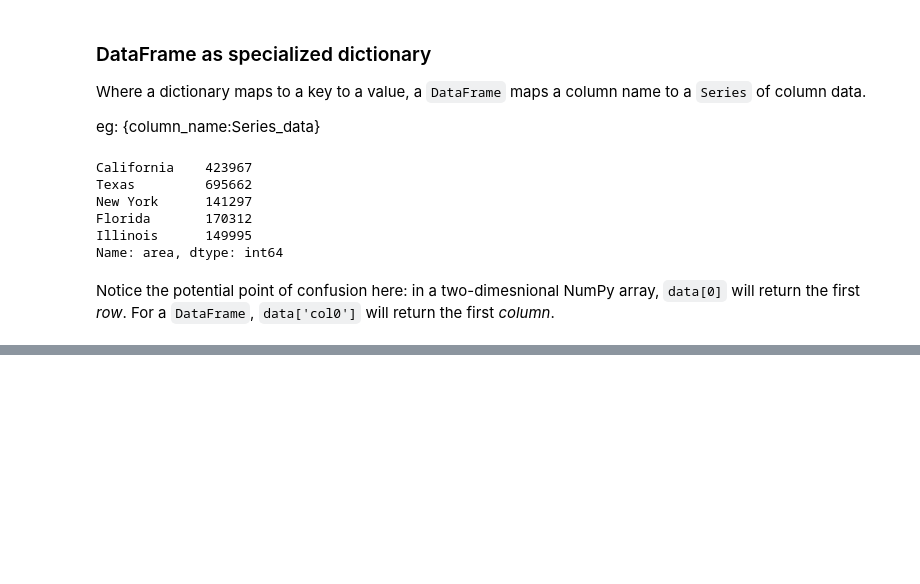
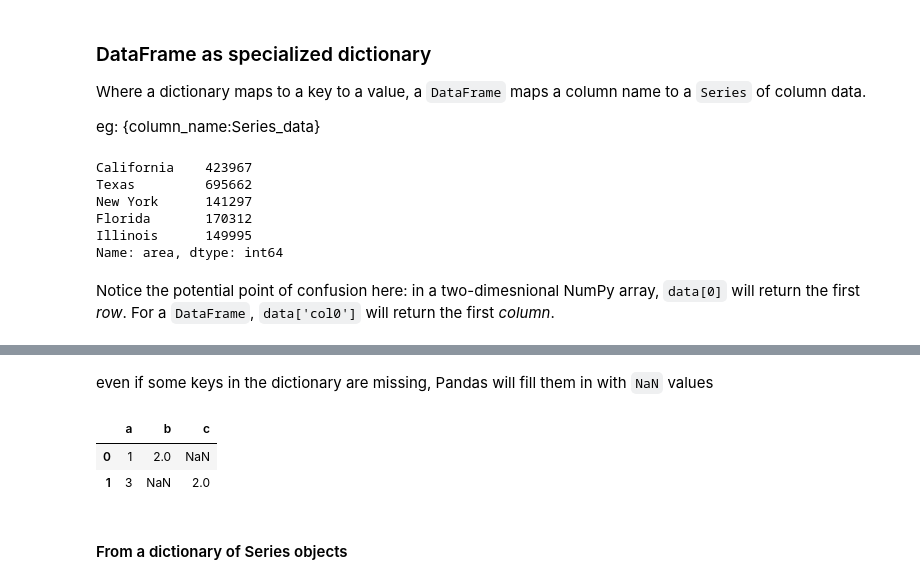
Before and after one commit to Laishuxin/python_data_science, a Jupyter notebook: 05.01_Introducing_Pandas_Objects.ipynb, the cells around one changed output, grey strips where cells are left out. Cells and saved outputs as stored; diff of their text form; code cells hidden in the pictures; blank space fills up the shorter version.

Commit message:
05.01_Introducing_Pandas_Objects

```diff
--- a/05.01_Introducing_Pandas_Objects.ipynb
+++ b/05.01_Introducing_Pandas_Objects.ipynb
@@ -185,0 +226,10 @@ Notice the potential point of confusion here: in a two-dimesnional NumPy array,
+# %% [markdown]
+even if some keys in the dictionary are missing, Pandas will fill them in with `NaN` values
+# %%
+pd.DataFrame([{'a':1,'b':2},{'a':3, 'c':2}])
+# %% [output]
+|  | a | b | c |
+| 0 | 1 | 2.0 | NaN |
+| 1 | 3 | NaN | 2.0 |
+# %% [markdown]
+#### From a dictionary of Series objects
```
Also changed, not shown: parts of 33 cells of this notebook.
